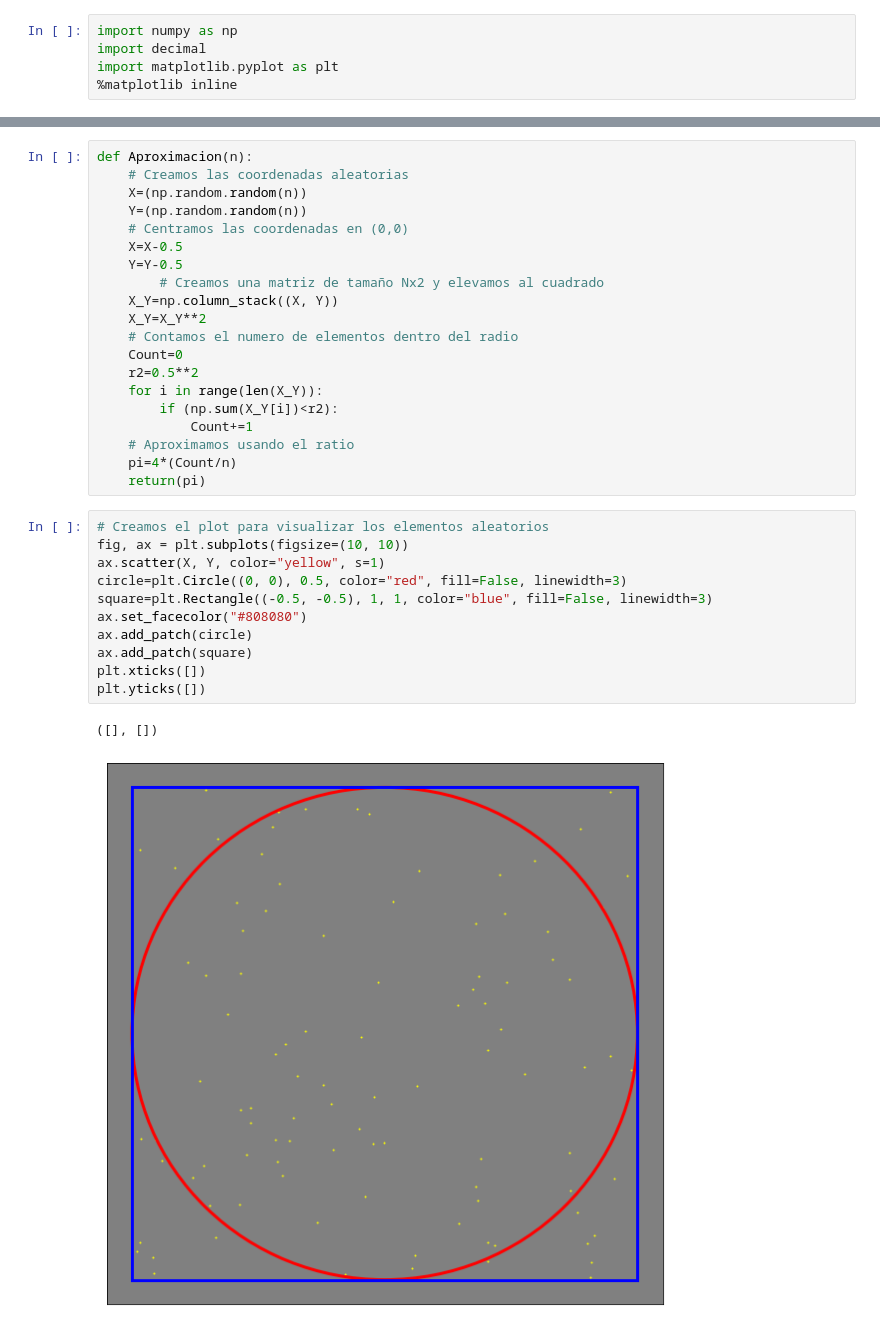
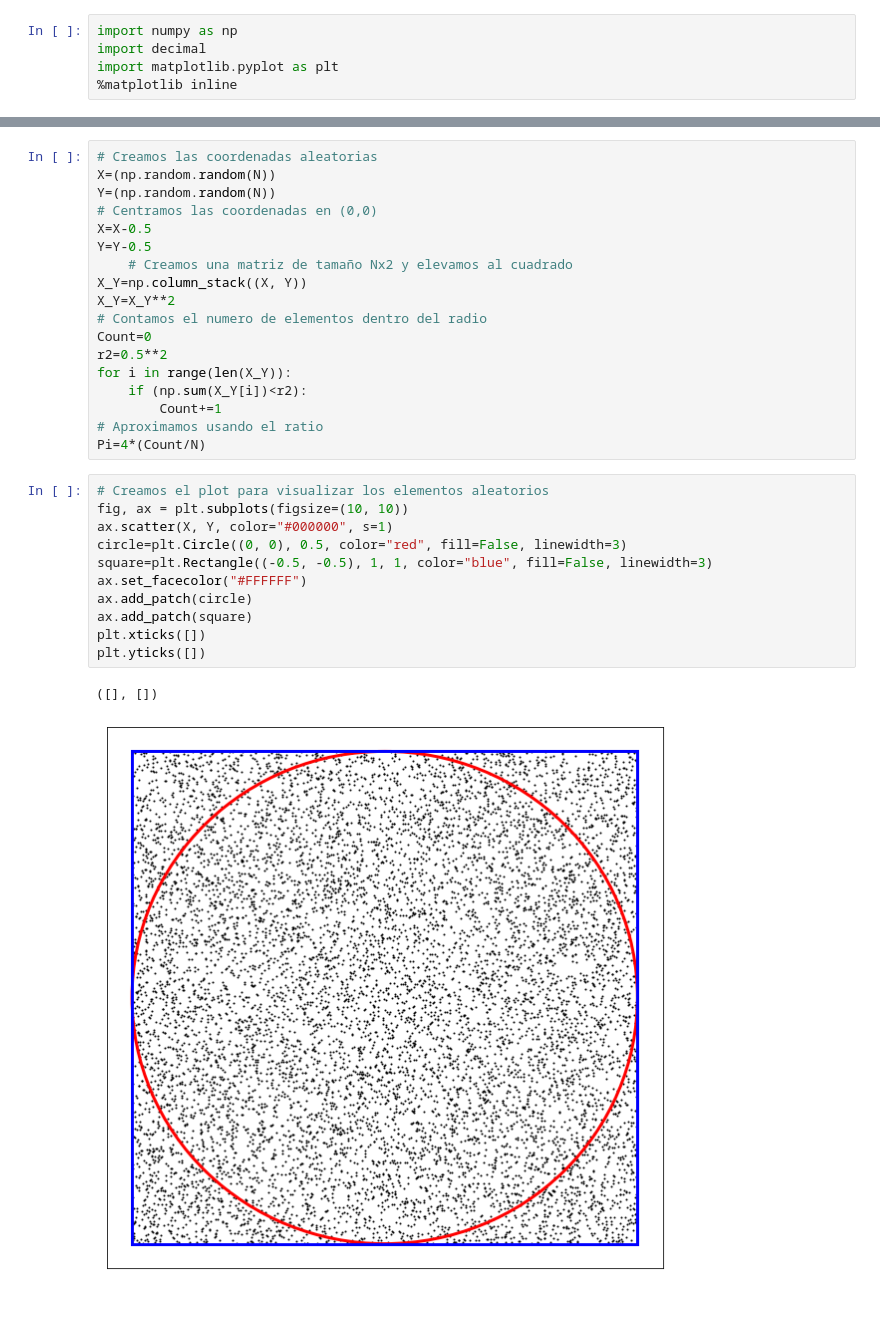
Before and after one commit to exgolden/Montecarlo_Pi, a Jupyter notebook: Montecarlo_Pi.ipynb, the cells around one changed output, grey strips where cells are left out. Saved outputs shown, nothing was run; the diff lists cells and outputs as text.

```diff
--- a/Montecarlo_Pi.ipynb
+++ b/Montecarlo_Pi.ipynb
@@ -36,34 +40,32 @@ N=int(input("Ingrese el numero de elementos en base 10: "))
 # %%
-def Aproximacion(n):
-    # Creamos las coordenadas aleatorias
-    X=(np.random.random(n))
-    Y=(np.random.random(n))
-    # Centramos las coordenadas en (0,0)
-    X=X-0.5
-    Y=Y-0.5
-        # Creamos una matriz de tamaño Nx2 y elevamos al cuadrado
-    X_Y=np.column_stack((X, Y))
-    X_Y=X_Y**2
-    # Contamos el numero de elementos dentro del radio
-    Count=0
-    r2=0.5**2
-    for i in range(len(X_Y)):
-        if (np.sum(X_Y[i])<r2):
-            Count+=1
-    # Aproximamos usando el ratio
-    pi=4*(Count/n)
-    return(pi)
+# Creamos las coordenadas aleatorias
+X=(np.random.random(N))
+Y=(np.random.random(N))
+# Centramos las coordenadas en (0,0)
+X=X-0.5
+Y=Y-0.5
+    # Creamos una matriz de tamaño Nx2 y elevamos al cuadrado
+X_Y=np.column_stack((X, Y))
+X_Y=X_Y**2
+# Contamos el numero de elementos dentro del radio
+Count=0
+r2=0.5**2
+for i in range(len(X_Y)):
+    if (np.sum(X_Y[i])<r2):
+        Count+=1
+# Aproximamos usando el ratio
+Pi=4*(Count/N)
 # %%
 # Creamos el plot para visualizar los elementos aleatorios
 fig, ax = plt.subplots(figsize=(10, 10))
-ax.scatter(X, Y, color="yellow", s=1)
+ax.scatter(X, Y, color="#000000", s=1)
 circle=plt.Circle((0, 0), 0.5, color="red", fill=False, linewidth=3)
 square=plt.Rectangle((-0.5, -0.5), 1, 1, color="blue", fill=False, linewidth=3)
-ax.set_facecolor("#808080")
+ax.set_facecolor("#FFFFFF")
 ax.add_patch(circle)
 ax.add_patch(square)
 plt.xticks([])
 plt.yticks([])
 # %% [output]
 ([], [])
-[figure, old version]
+[figure, new version]
```
Also changed, not shown: parts of 3 cells of this notebook.
